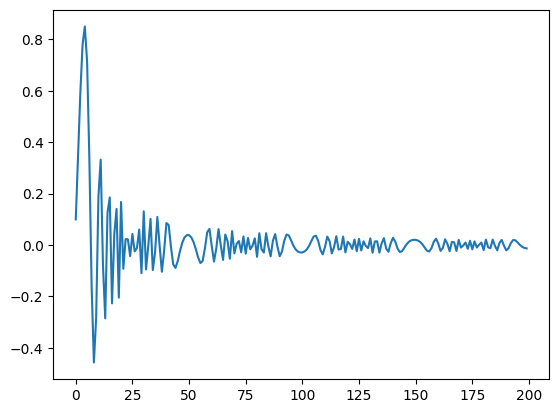
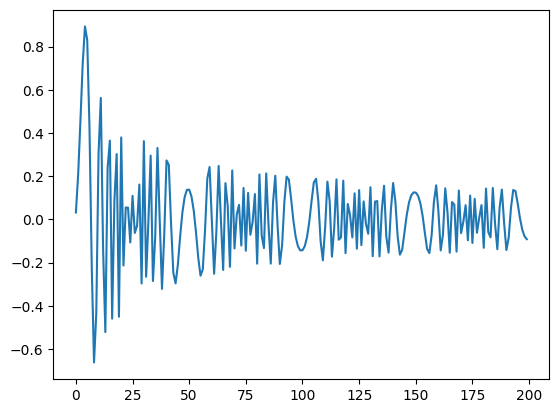
The notebook cell's code change between the first figure and the second:
--- before
+++ after
@@ -1,2 +1,2 @@
 x = np.linspace(0.1,50,200)
-plt.plot(np.sin(x**2) / x );
+plt.plot(np.sin(x**2) / np.sqrt(x) );

Commit: wip: editor + nodes creation